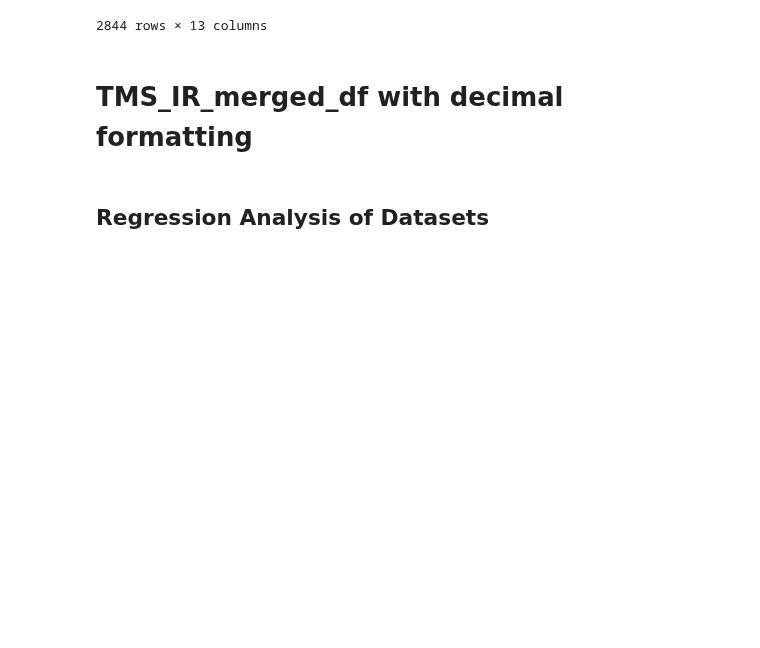
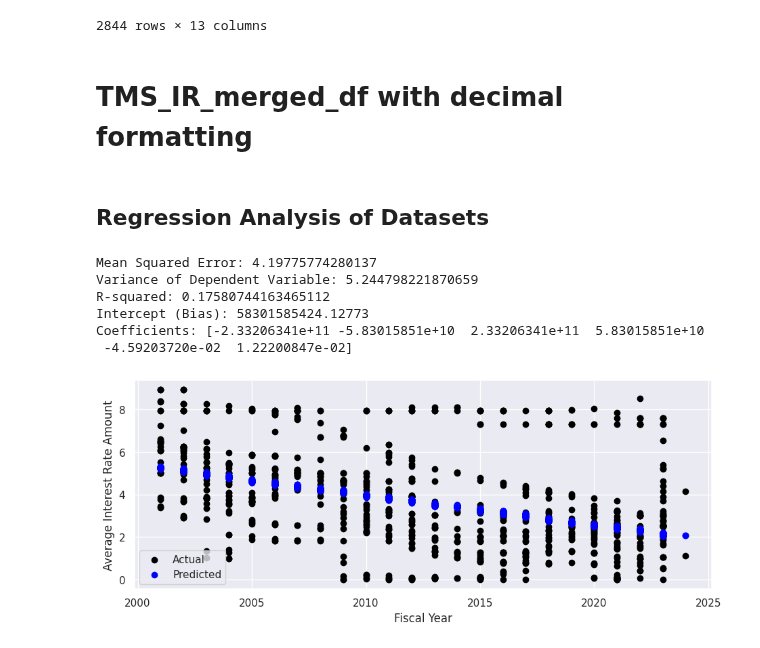
Before and after one commit to felabonte/DataMiningFinalProject, a Jupyter notebook: CS6220_DataMining_FinalProject.ipynb, the cells around one changed output. Saved outputs shown, nothing was run; the diff lists cells and outputs as text; code cells hidden in the pictures; blank space fills up the shorter version.

```diff
--- a/CS6220_DataMining_FinalProject.ipynb
+++ b/CS6220_DataMining_FinalProject.ipynb
@@ -867,3 +916,60 @@ TMS_IR_merged_df
 # TMS_IR_merged_df.head()
 # %% [markdown]
 ## **Regression Analysis of Datasets**
+# %%
+import pandas as pd
+from sklearn.model_selection import train_test_split
+from sklearn.linear_model import LinearRegression
+from sklearn.metrics import mean_squared_error, r2_score
+import matplotlib.pyplot as plt
+
+# Extract relevant columns
+X = interestratesdf[['Fiscal Year', 'Fiscal Quarter Number', 'Calendar Year', 'Calendar Quarter Number', 'Calendar Month Number', 'Calendar Day Number']]
+y = interestratesdf['Average Interest Rate Amount']
+
+# Impute NaN values in y with the mean
+mean_value = y.mean()
+y = y.fillna(mean_value)
+
+# Split the data into training and testing sets
+X_train, X_test, y_train, y_test = train_test_split(X, y, test_size=0.2, random_state=42)
+
+# Create a linear regression model
+model = LinearRegression()
+
+# Fit the model to the training data
+model.fit(X_train, y_train)
+
+# Make predictions on the test set
+y_pred = model.predict(X_test)
+
+# Extract model parameters
+intercept = model.intercept_
+coefficients = model.coef_
+
+# Evaluate the model
+mse = mean_squared_error(y_test, y_pred)
+variance = y.var()
+r2 = r2_score(y_test, y_pred)
+
+print(f'Mean Squared Error: {mse}')
+print(f'Variance of Dependent Variable: {variance}')
+print(f'R-squared: {r2}')
+print(f'Intercept (Bias): {intercept}')
+print('Coefficients:', coefficients)
+
+# Visualize the results (for simplicity, considering only one feature)
+plt.scatter(X_test['Fiscal Year'], y_test, color='black', label='Actual')
+plt.scatter(X_test['Fiscal Year'], y_pred, color='blue', label='Predicted')
+plt.xlabel('Fiscal Year')
+plt.ylabel('Average Interest Rate Amount')
+plt.legend()
+plt.show()
+# %% [output]
+Mean Squared Error: 4.19775774280137
+Variance of Dependent Variable: 5.244798221870659
+R-squared: 0.17580744163465112
+Intercept (Bias): 58301585424.12773
+Coefficients: [-2.33206341e+11 -5.83015851e+10  2.33206341e+11  5.83015851e+10
+ -4.59203720e-02  1.22200847e-02]
+[figure, added]
```
Also changed, not shown: parts of 8 cells of this notebook.
